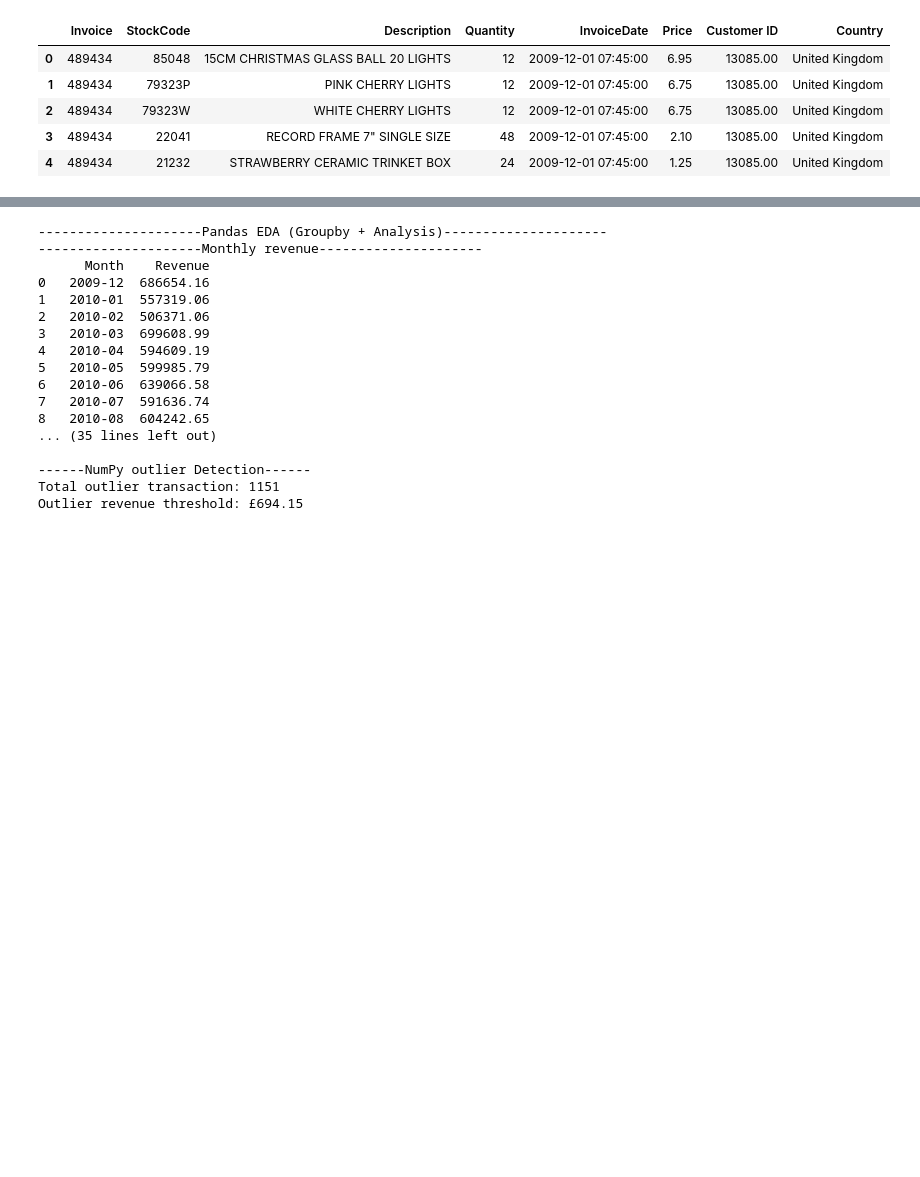
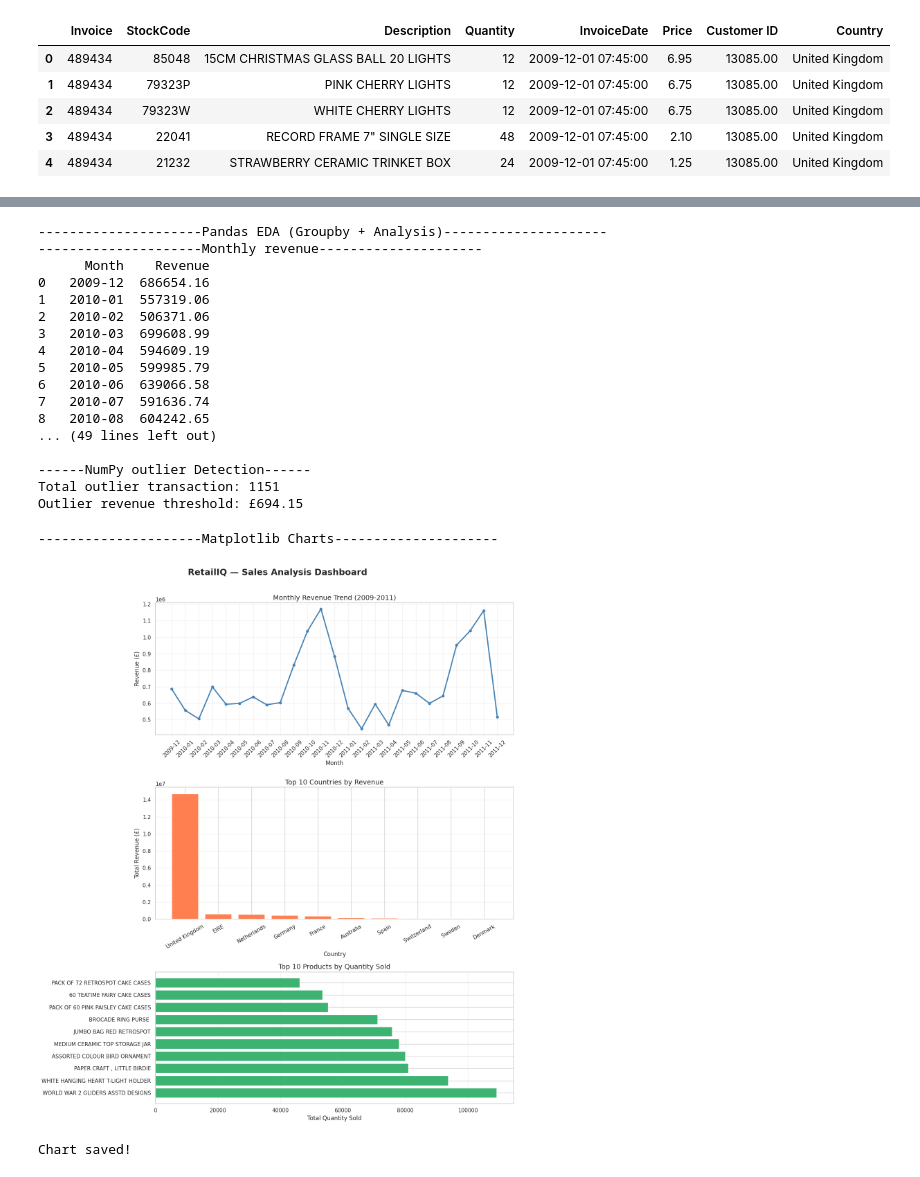
Before and after one commit to rashmib21/RetailQ--E-Commerce-Sales-Analysis, a Jupyter notebook: RetailIQ_E_Commerce_Sales_Analysis.ipynb, the cells around one changed output, grey strips where cells are left out. Cells and saved outputs as stored; diff of their text form; code cells hidden in the pictures; blank space fills up the shorter version.

```diff
--- a/RetailIQ_E_Commerce_Sales_Analysis.ipynb
+++ b/RetailIQ_E_Commerce_Sales_Analysis.ipynb
@@ -155,6 +154,13 @@ top_countries=df.groupby('Country')['Revenue'].sum()\
 print('\n-----Top 10 Countries by Revenue-----')
 print(top_countries)
 
+#Top 10 Products by Quantity Sold
+top_products = df.groupby('Description')['Quantity'].sum()\
+                 .sort_values(ascending=False).head(10)
+print("\n------ Top 10 Products by Quantity ------")
+print(top_products)
+
+
 #Step 4: Average order value
 avg_order=df.groupby('Invoice')['Revenue'].sum()
 print("\n------Average Order Values------")
@@ -182,7 +188,7 @@ print(f"Outlier revenue threshold: £{revenue_mean+3*revenue_std:.2f}")
 6   2010-06  639066.58
 7   2010-07  591636.74
 8   2010-08  604242.65
-... (35 lines left out)
+... (49 lines left out)
 
 ------NumPy outlier Detection------
 Total outlier transaction: 1151
@@ -190,15 +196,42 @@ Outlier revenue threshold: £694.15
 # %%
 print("---------------------Matplotlib Charts---------------------")
 
 
-fig.axes=plt.subplots(3,1, figsize=(14,16))
-fig.suptitle('RetailQ- Sales Analysis Dashboard', fontsize=18, fontweight='bold', y=1.01)
+fig, axes = plt.subplots(3, 1, figsize=(14, 16))
+fig.suptitle('RetailIQ — Sales Analysis Dashboard',
+             fontsize=18, fontweight='bold', y=1.01)
 
-
-#Chart 1: Monthly Revenue Line Chart
-axes[0].plot(monthly_revenue['Month'], monthly_revenue['Revenue'], color='steelblue', linewidth=2.5, marker='o', markersize=5)
+# Chart 1: Monthly Revenue Line Chart
+axes[0].plot(monthly_revenue['Month'],
+             monthly_revenue['Revenue'],
+             color='steelblue', linewidth=2.5, marker='o', markersize=5)
 axes[0].set_title('Monthly Revenue Trend (2009-2011)', fontsize=14)
 axes[0].set_xlabel('Month')
 axes[0].set_ylabel('Revenue (£)')
 axes[0].tick_params(axis='x', rotation=45)
 axes[0].grid(True, alpha=0.3)
+
+# Chart 2: Top 10 Countries Bar Chart
+axes[1].bar(top_countries.index, top_countries.values,
+            color='coral', edgecolor='white')
+axes[1].set_title('Top 10 Countries by Revenue', fontsize=14)
+axes[1].set_xlabel('Country')
+axes[1].set_ylabel('Total Revenue (£)')
+axes[1].tick_params(axis='x', rotation=30)
+axes[1].grid(axis='y', alpha=0.3)
+
+# Chart 3: Top 10 Products Horizontal Bar Chart
+axes[2].barh(top_products.index, top_products.values,
+             color='mediumseagreen', edgecolor='white')
+axes[2].set_title('Top 10 Products by Quantity Sold', fontsize=14)
+axes[2].set_xlabel('Total Quantity Sold')
+axes[2].grid(axis='x', alpha=0.3)
+
+plt.tight_layout()
+plt.savefig('matplotlib_dashboard.png', dpi=150, bbox_inches='tight')
+plt.show()
+print("Chart saved!")
+# %% [output]
+---------------------Matplotlib Charts---------------------
+[figure, added]
+Chart saved!
```
Also changed, not shown: parts of 2 cells of this notebook.
